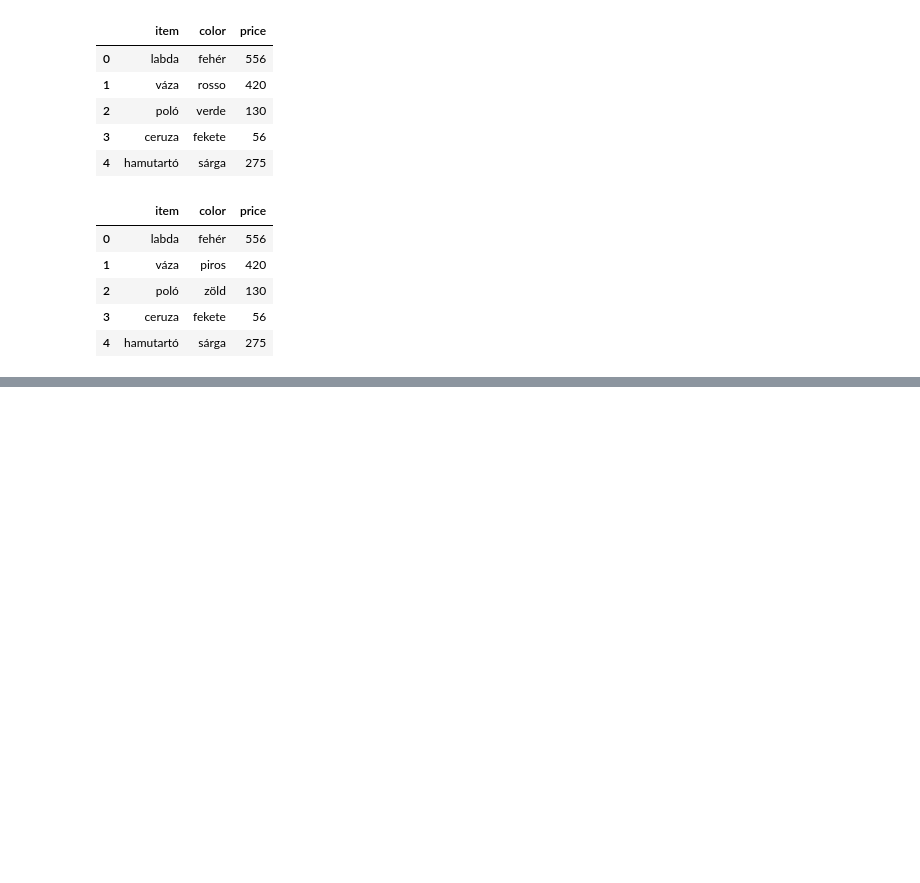
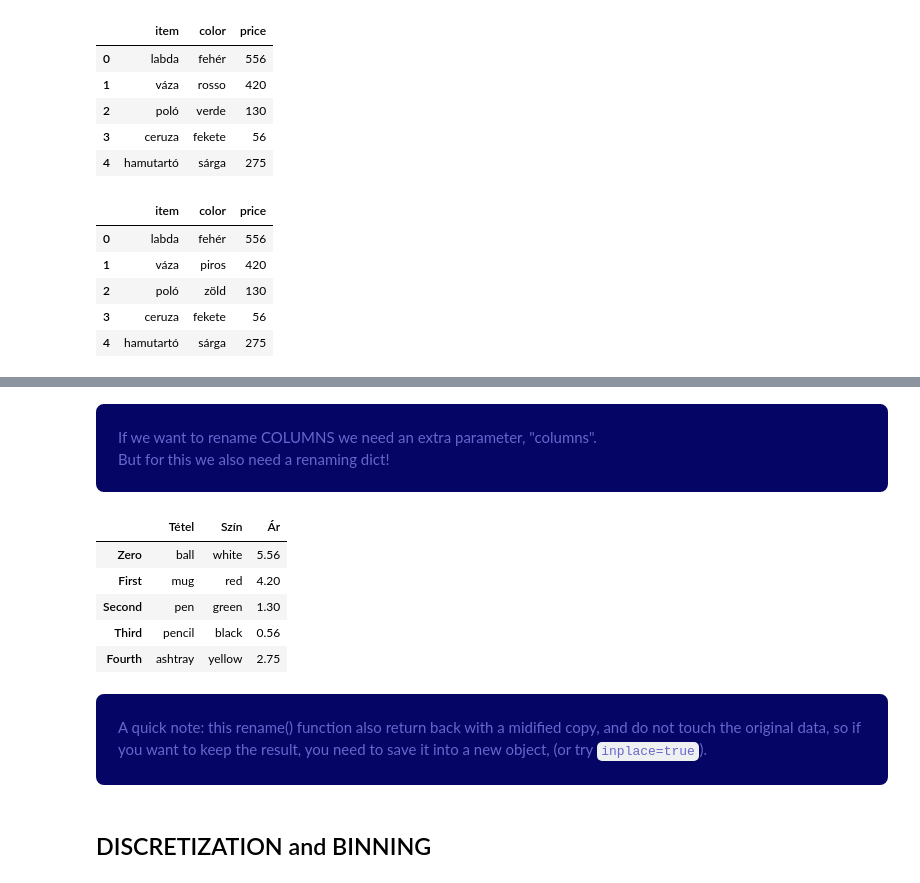
Before and after one commit to steingartpeter/ANACONDA, a Jupyter notebook: MYSQL_PANDAS_MERGE.ipynb, the cells around one changed output, grey strips where cells are left out. Cells and saved outputs as stored; diff of their text form; code cells hidden in the pictures; blank space fills up the shorter version.

```diff
--- a/MYSQL_PANDAS_MERGE.ipynb
+++ b/MYSQL_PANDAS_MERGE.ipynb
@@ -355,0 +451,19 @@ frm.replace(newcolors)
+# %% [markdown]
+<p style="color:#6666CC;background-color:#050566;padding:18px;border:4px solid #050566;border-radius:8px;box-shadow:4px 4px 8px #050505;">If we want to rename COLUMNS we need an extra parameter, &quot;columns&quot;.
+ <br>But for this we also need a renaming dict!</p>
+# %%
+reNmColumnsDict = {'item':'Tétel','color':'Szín','price':'Ár'}
+f.rename(index=reindexDict,columns=reNmColumnsDict)
+# %% [output]
+|  | Tétel | Szín | Ár |
+| Zero | ball | white | 5.56 |
+| First | mug | red | 4.20 |
+| Second | pen | green | 1.30 |
+| Third | pencil | black | 0.56 |
+| Fourth | ashtray | yellow | 2.75 |
+# %% [markdown]
+<p style="color:#6666CC;background-color:#050566;padding:18px;border:4px solid #050566;border-radius:8px;box-shadow:4px 4px 8px #050505;">
+A quick note: this rename() function also return back with a midified copy, and do not touch the original data,
+so if you want to keep the result, you need to save it into a new object, (or try <code>inplace=true</code>).</p>
+# %% [markdown]
+## DISCRETIZATION and BINNING
```
Also changed, not shown: parts of 11 cells of this notebook.
